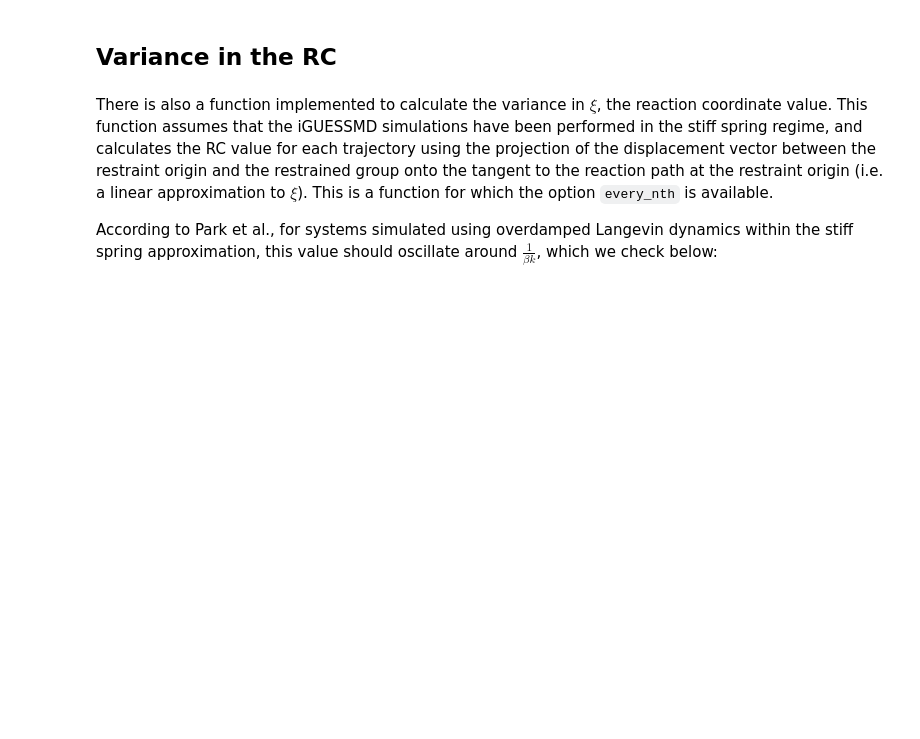
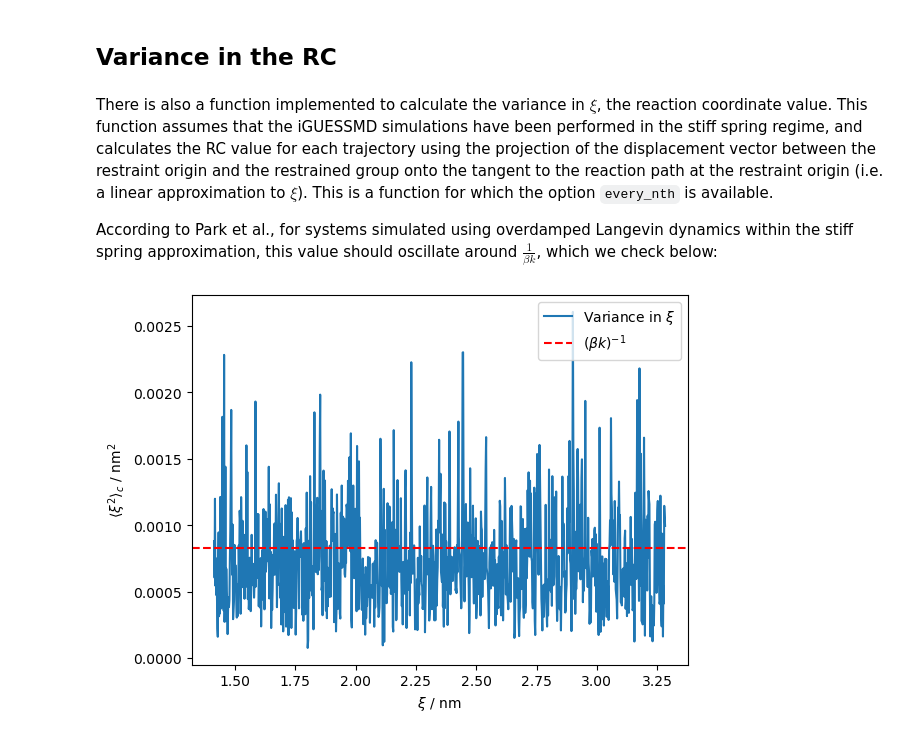
Before and after one commit to IRL2/nanover-server-py, a Jupyter notebook: tutorials/5. iGUESSMD/analysis.ipynb, the cells around one changed output. Drawn from its saved outputs; the diff is of its cells as text; code cells hidden in the pictures; blank space fills up the shorter version.

Commit message:
Re-run iGUESSMD notebook and adjust analysis notebook to use new format of results

```diff
--- a/tutorials/5. iGUESSMD/analysis.ipynb
+++ b/tutorials/5. iGUESSMD/analysis.ipynb
@@ -33,12 +35,14 @@ Now we want to load the data from the individual iGUESSMD simulations. These fil
 
 We will load these data into separate numpy arrays for analysis
 # %%
-atom_coord_arrays = np.zeros((len(iguessmd_data_files), *iguessmd_general_data['iguessmd_path'].shape))
+atom_coord_arrays = np.zeros((len(iguessmd_data_files), iguessmd_general_data['iguessmd_path'].shape[0], iguessmd_general_data['iguessmd_atom_indices'].size, 3))
+com_coord_arrays = np.zeros((len(iguessmd_data_files), *iguessmd_general_data['iguessmd_path'].shape))
 work_arrays = np.zeros((len(iguessmd_data_files), iguessmd_general_data['iguessmd_path'].shape[0]))
 
 for idx, file in enumerate(iguessmd_data_files):
     iguessmd_sim_data = analysis.load_iguessmd_simulation_data(file)
     atom_coord_arrays[idx, :] = iguessmd_sim_data["iguessmd_simulation_atom_positions"]
+    com_coord_arrays[idx, :] = iguessmd_sim_data["iguessmd_com_positions"]
     work_arrays[idx, :] = iguessmd_sim_data["iguessmd_simulation_work_done"]
 # %% [markdown]
 ## Work profiles and PMFs
@@ -141,15 +154,17 @@ There is also a function implemented to calculate the variance in $\xi$, the rea
 According to Park et al., for systems simulated using overdamped Langevin dynamics within the stiff spring approximation, this value should oscillate around $\frac{1}{\beta k}$, which we check below:
 # %%
 # Calculate variance in reaction coordinate value
-var_in_rc_value = analysis.calculate_variance_of_reaction_coordinate(atom_coord_arrays, iguessmd_general_data['iguessmd_path'], every_nth_point=every_nth, include_end_point=False)
+var_in_rc_value = analysis.calculate_variance_of_reaction_coordinate(com_coord_arrays, iguessmd_general_data['iguessmd_path'], every_nth_point=every_nth, include_end_point=False)
 
 # Calculate 1 / (beta * k)
 inv_beta_k = 1. / (analysis.calculate_beta_mol_kJ(iguessmd_general_data['temperature_K']) * iguessmd_general_data['iguessmd_force_constant'])
 
 # Plot variance in reaction coordinate value
 plt.plot(reduced_end_to_end_dist, var_in_rc_value, label=r"Variance in $\xi$")
 plt.axhline(inv_beta_k, linestyle='dashed', color='red', label=r"$(\beta k)^{-1}$")
 plt.xlabel(r"$\xi$ / nm")
 plt.ylabel(r"$\langle \xi^{2} \rangle_{c}$ / nm$^{2}$")
 plt.legend()
 plt.show()
+# %% [output]
+[figure, added]
```
Also changed, not shown: parts of 5 cells of this notebook, 32 other files.
